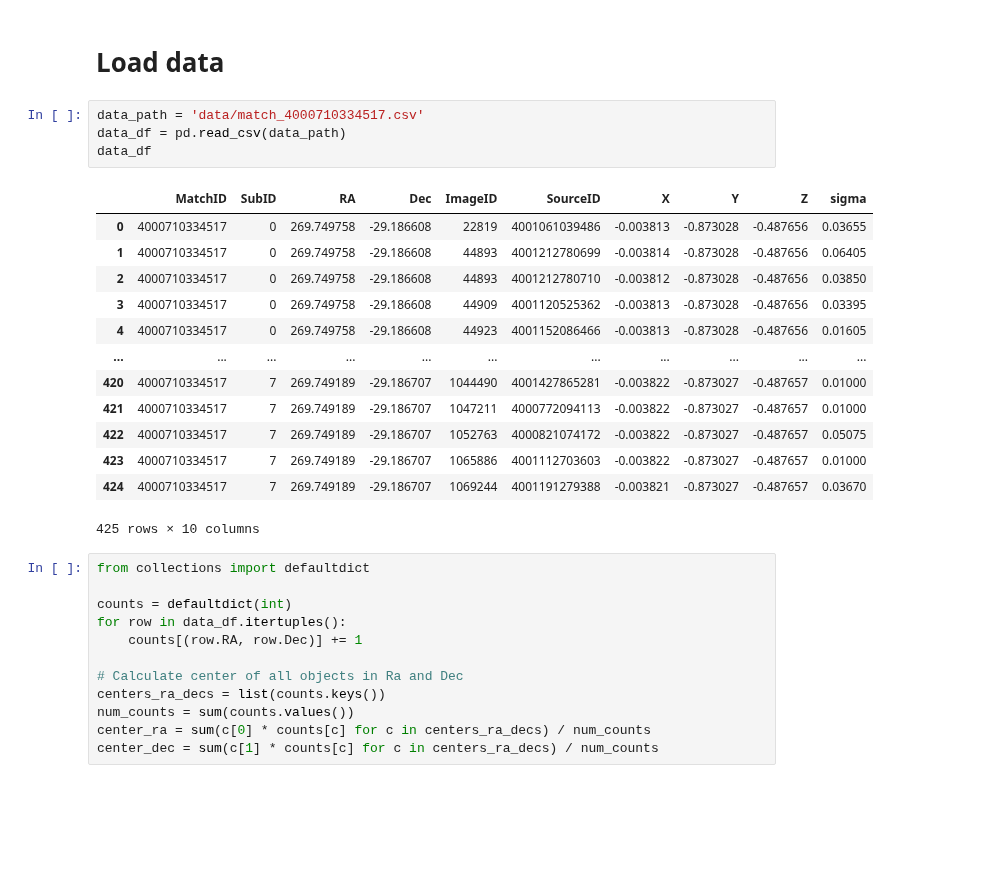
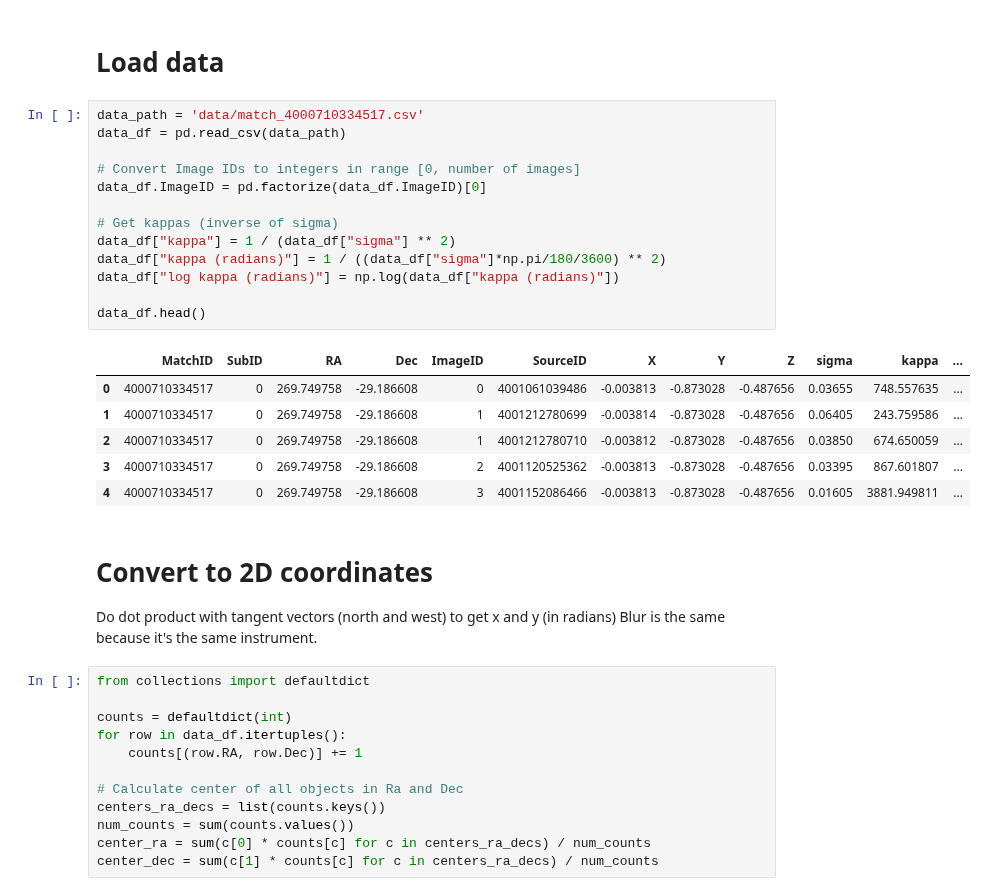
Before and after one commit to jacobf18/astronomical-matching, a Jupyter notebook: hubble.ipynb, the cells around one changed output. Saved outputs shown, nothing was run; the diff lists cells and outputs as text; blank space fills up the shorter version.

```diff
--- a/hubble.ipynb
+++ b/hubble.ipynb
@@ -8,24 +8,29 @@ import numpy as np
 plt.rcParams['text.usetex'] = True
 # %% [markdown]
 # Load data
-# %%
-data_path = 'data/match_4000710334517.csv'
-data_df = pd.read_csv(data_path)
-data_df
-# %% [output]
-|  | MatchID | SubID | RA | Dec | ImageID | SourceID | X | Y | Z | sigma |
-| 0 | 4000710334517 | 0 | 269.749758 | -29.186608 | 22819 | 4001061039486 | -0.003813 | -0.873028 | -0.487656 | 0.03655 |
-| 1 | 4000710334517 | 0 | 269.749758 | -29.186608 | 44893 | 4001212780699 | -0.003814 | -0.873028 | -0.487656 | 0.06405 |
-| 2 | 4000710334517 | 0 | 269.749758 | -29.186608 | 44893 | 4001212780710 | -0.003812 | -0.873028 | -0.487656 | 0.03850 |
-| 3 | 4000710334517 | 0 | 269.749758 | -29.186608 | 44909 | 4001120525362 | -0.003813 | -0.873028 | -0.487656 | 0.03395 |
-| 4 | 4000710334517 | 0 | 269.749758 | -29.186608 | 44923 | 4001152086466 | -0.003813 | -0.873028 | -0.487656 | 0.01605 |
-| ... | ... | ... | ... | ... | ... | ... | ... | ... | ... | ... |
-| 420 | 4000710334517 | 7 | 269.749189 | -29.186707 | 1044490 | 4001427865281 | -0.003822 | -0.873027 | -0.487657 | 0.01000 |
-| 421 | 4000710334517 | 7 | 269.749189 | -29.186707 | 1047211 | 4000772094113 | -0.003822 | -0.873027 | -0.487657 | 0.01000 |
-| 422 | 4000710334517 | 7 | 269.749189 | -29.186707 | 1052763 | 4000821074172 | -0.003822 | -0.873027 | -0.487657 | 0.05075 |
-| 423 | 4000710334517 | 7 | 269.749189 | -29.186707 | 1065886 | 4001112703603 | -0.003822 | -0.873027 | -0.487657 | 0.01000 |
-| 424 | 4000710334517 | 7 | 269.749189 | -29.186707 | 1069244 | 4001191279388 | -0.003821 | -0.873027 | -0.487657 | 0.03670 |
-425 rows × 10 columns
+# %%
+data_path = 'data/match_4000710334517.csv'
+data_df = pd.read_csv(data_path)
+
+# Convert Image IDs to integers in range [0, number of images]
+data_df.ImageID = pd.factorize(data_df.ImageID)[0]
+
+# Get kappas (inverse of sigma)
+data_df["kappa"] = 1 / (data_df["sigma"] ** 2)
+data_df["kappa (radians)"] = 1 / ((data_df["sigma"]*np.pi/180/3600) ** 2)
+data_df["log kappa (radians)"] = np.log(data_df["kappa (radians)"])
+
+data_df.head()
+# %% [output]
+|  | MatchID | SubID | RA | Dec | ImageID | SourceID | X | Y | Z | sigma | kappa | ... |
+| 0 | 4000710334517 | 0 | 269.749758 | -29.186608 | 0 | 4001061039486 | -0.003813 | -0.873028 | -0.487656 | 0.03655 | 748.557635 | ... |
+| 1 | 4000710334517 | 0 | 269.749758 | -29.186608 | 1 | 4001212780699 | -0.003814 | -0.873028 | -0.487656 | 0.06405 | 243.759586 | ... |
+| 2 | 4000710334517 | 0 | 269.749758 | -29.186608 | 1 | 4001212780710 | -0.003812 | -0.873028 | -0.487656 | 0.03850 | 674.650059 | ... |
+| 3 | 4000710334517 | 0 | 269.749758 | -29.186608 | 2 | 4001120525362 | -0.003813 | -0.873028 | -0.487656 | 0.03395 | 867.601807 | ... |
+| 4 | 4000710334517 | 0 | 269.749758 | -29.186608 | 3 | 4001152086466 | -0.003813 | -0.873028 | -0.487656 | 0.01605 | 3881.949811 | ... |
+# %% [markdown]
+# Convert to 2D coordinates
+Do dot product with tangent vectors (north and west) to get x and y (in radians) Blur is the same because it's the same instrument.
 # %%
 from collections import defaultdict
 
```
Also changed, not shown: parts of 9 cells of this notebook.
